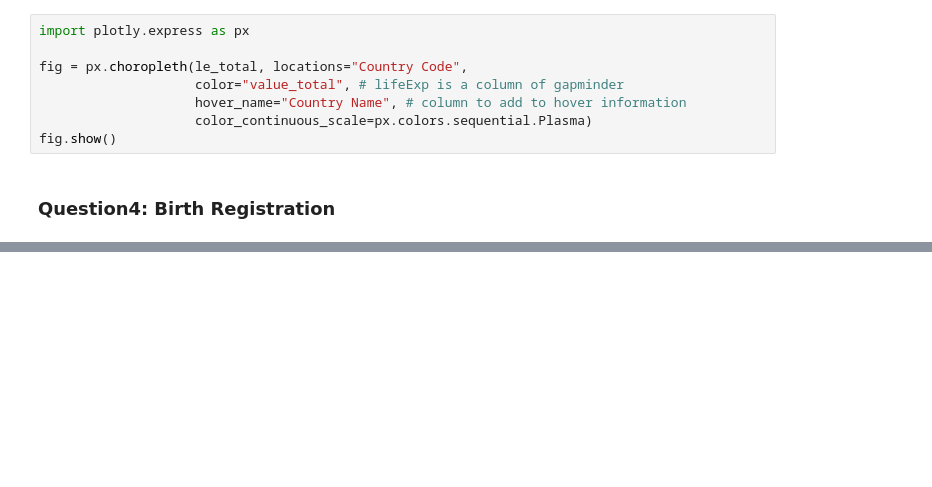
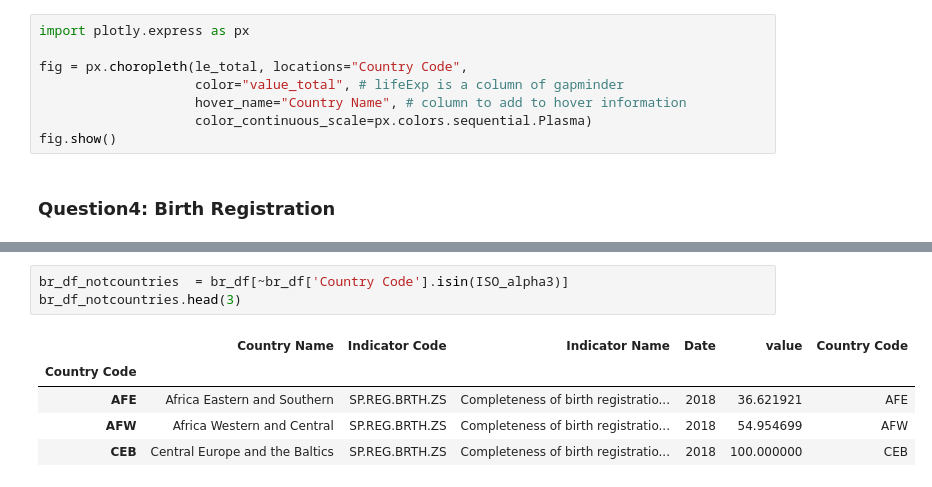
Before and after one commit to berdikhanova/DS4SG-Global-Inequality, a Jupyter notebook: Code/norika_questions.ipynb, the cells around one changed output, grey strips where cells are left out. Saved outputs shown, nothing was run; the diff lists cells and outputs as text; blank space fills up the shorter version.

```diff
--- a/Code/norika_questions.ipynb
+++ b/Code/norika_questions.ipynb
@@ -91,0 +109,9 @@ br_df = df[df["Indicator Code"] == ""]
+# %%
+br_df_notcountries  = br_df[~br_df['Country Code'].isin(ISO_alpha3)]
+br_df_notcountries.head(3)
+# %% [output]
+|  | Country Name | Indicator Code | Indicator Name | Date | value | Country Code |
+| Country Code |  |  |  |  |  |  |
+| AFE | Africa Eastern and Southern | SP.REG.BRTH.ZS | Completeness of birth registratio... | 2018 | 36.621921 | AFE |
+| AFW | Africa Western and Central | SP.REG.BRTH.ZS | Completeness of birth registratio... | 2018 | 54.954699 | AFW |
+| CEB | Central Europe and the Baltics | SP.REG.BRTH.ZS | Completeness of birth registratio... | 2018 | 100.000000 | CEB |
```
Also changed, not shown: parts of 7 cells of this notebook, 1 other file.
